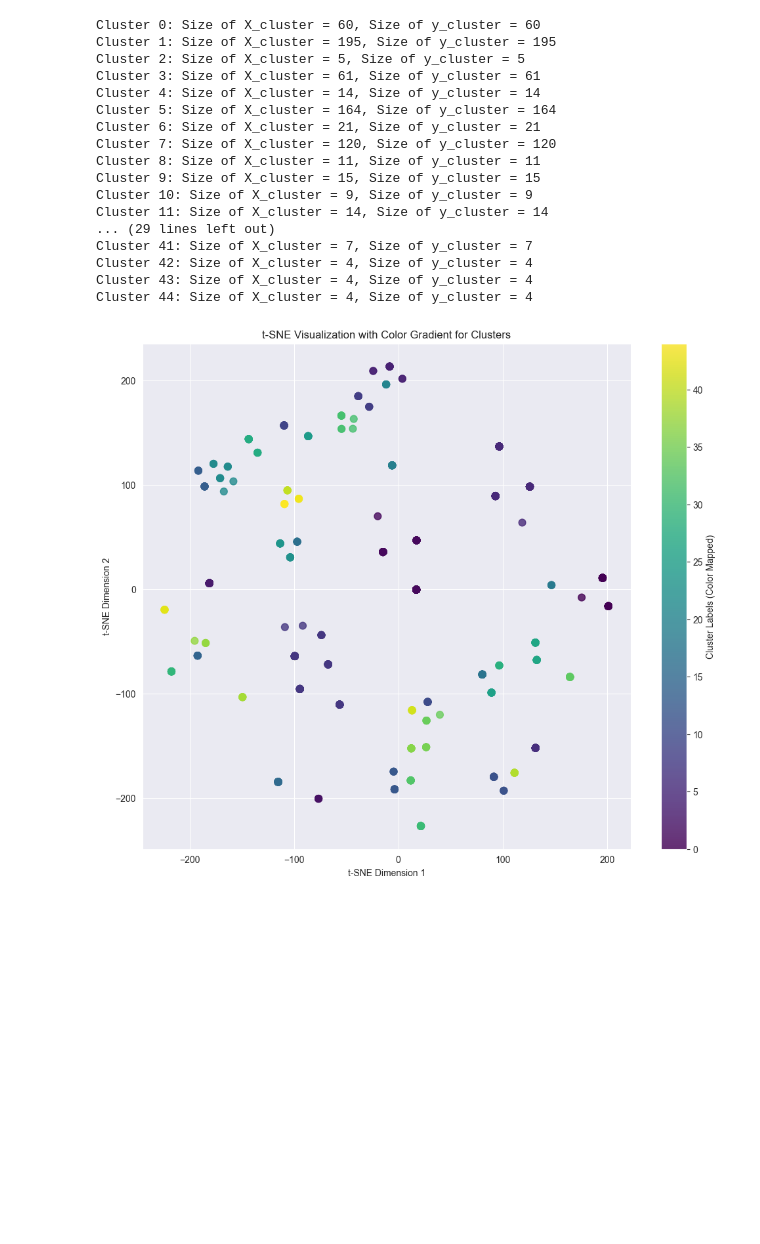
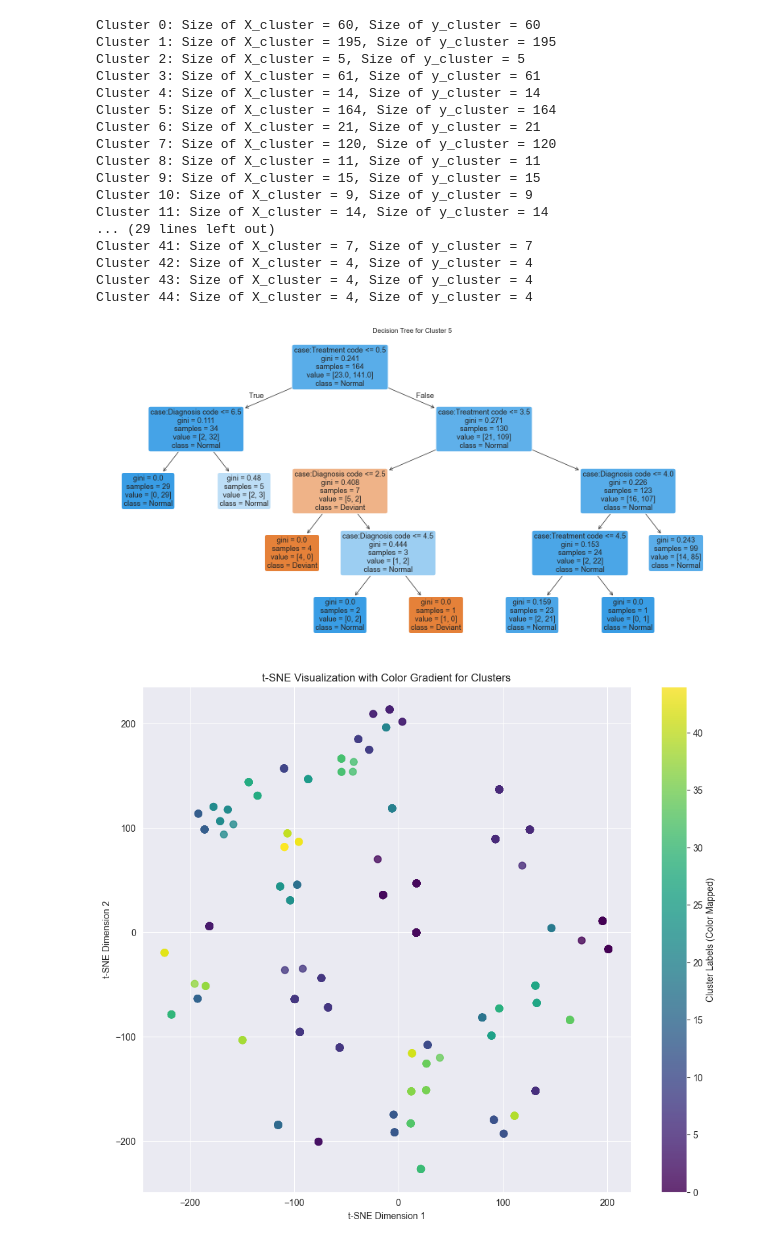
Before and after one commit to GeorgeAntono/Predictive_Process_Mining, a Jupyter notebook: DBSCAN_DT.ipynb, the cells around one changed output. Cells and saved outputs as stored; diff of their text form; code cells hidden in the pictures; blank space fills up the shorter version.

Commit message:
Added dt visualisation

```diff
--- a/DBSCAN_DT.ipynb
+++ b/DBSCAN_DT.ipynb
@@ -300,6 +305,26 @@ Cluster 41: Size of X_cluster = 7, Size of y_cluster = 7
 Cluster 42: Size of X_cluster = 4, Size of y_cluster = 4
 Cluster 43: Size of X_cluster = 4, Size of y_cluster = 4
 Cluster 44: Size of X_cluster = 4, Size of y_cluster = 4
+# %%
+
+
+def visualize_decision_tree(clf, feature_names, cluster_label):
+    plt.figure(figsize=(20, 10))
+    plot_tree(
+        clf,
+        feature_names=feature_names,
+        filled=True,
+        rounded=True,
+        class_names=["Deviant", "Normal"]
+    )
+    plt.title(f"Decision Tree for Cluster {cluster_label}")
+    plt.show()
+
+
+clf, _ = clusters[5]
+visualize_decision_tree(clf, X_cols, cluster_label=5)
+# %% [output]
+[figure, added]
 # %%
 
 
```
Also changed, not shown: parts of 9 cells of this notebook.
